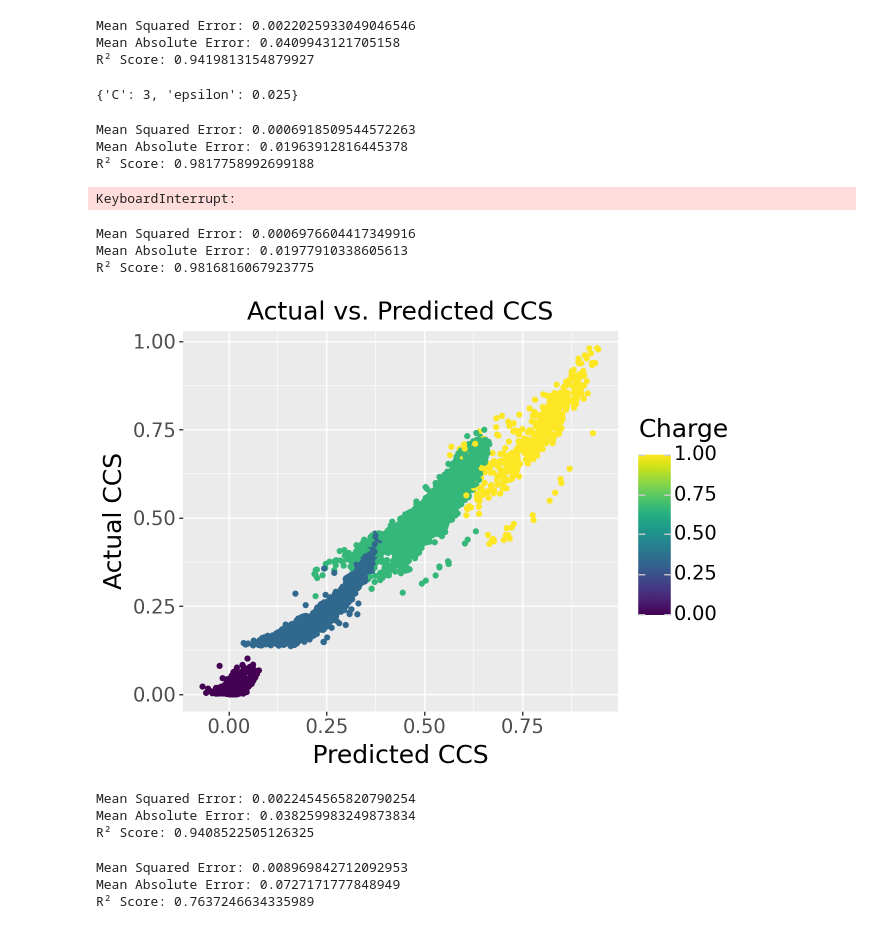
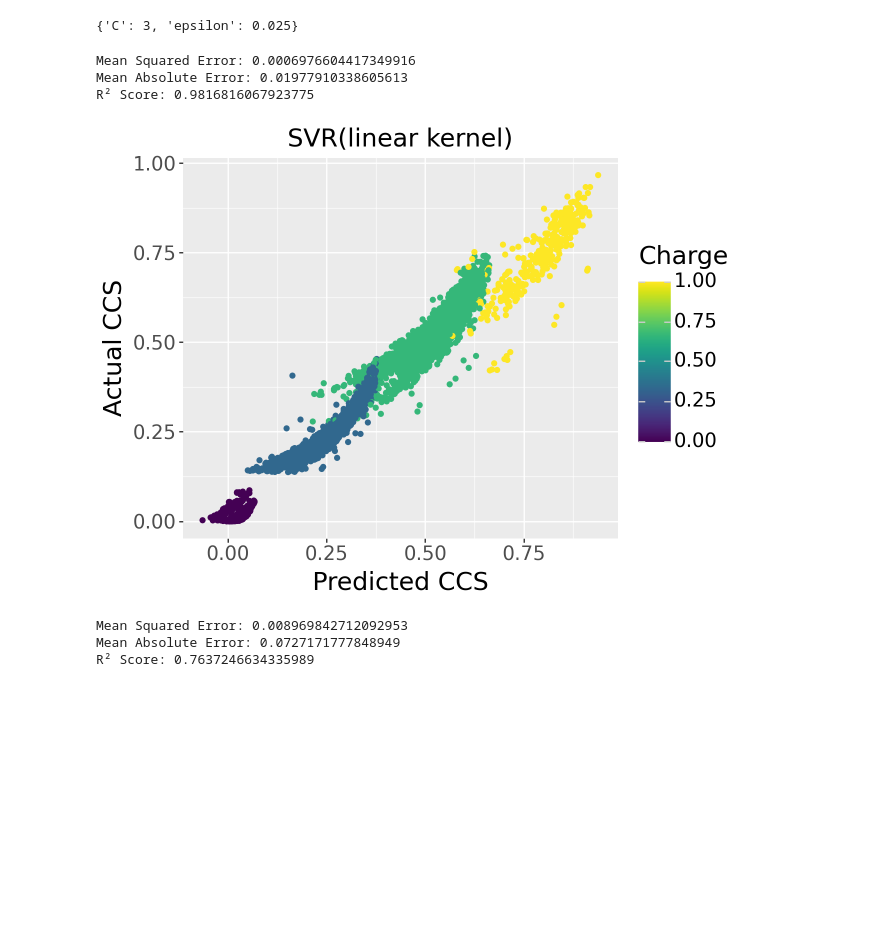
Before and after one commit to PaulSchwarze/PBL_Ion_Mobility, a Jupyter notebook: SVR.ipynb, the cells around one changed output. Drawn from its saved outputs; the diff is of its cells as text; code cells hidden in the pictures; blank space fills up the shorter version.

```diff
--- a/SVR.ipynb
+++ b/SVR.ipynb
@@ -25,7 +32,7 @@ features = ['Charge', 'Mass']
 # %%
 svr1 = SVR(kernel='linear', C=1, epsilon=0.1)
-svr1.fit(X_train, y_train.ravel())
-y_pred = svr1.predict(X_val)
+svr1.fit(X_train[features], y_train.ravel())
+y_pred = svr1.predict(X_val[features])
 mse = mean_squared_error(y_val, y_pred)
 mae = mean_absolute_error(y_val, y_pred)
 r2 = r2_score(y_val, y_pred)
@@ -95,50 +47,9 @@ R² Score: 0.9396004472412794
-# %%
-features = ['Charge', 'Mass']
-svr3 = SVR(kernel='linear', C=1, epsilon=0.1)
-svr3.fit(X_train[features], y_train.ravel())
-y_pred_3 = svr3.predict(X_val[features])
-mse_3 = mean_squared_error(y_val, y_pred_3)
-mae_3 = mean_absolute_error(y_val, y_pred_3)
-r2_3 = r2_score(y_val, y_pred_3)
-
-print(f"Mean Squared Error: {mse_3}")
-print(f"Mean Absolute Error: {mae_3}")
-print(f"R² Score: {r2_3}")
-# %% [output]
-Mean Squared Error: 0.0022025933049046546
-Mean Absolute Error: 0.0409943121705158
-R² Score: 0.9419813154879927
 # %%
-svr4 = SVR(kernel='linear')
+svr2 = SVR(kernel='linear')
 param_grid = {'C': [1,2,3,4,5,6],
               'epsilon': [0.025, 0.05, 0.1]}
-search = HalvingGridSearchCV(svr3, param_grid, cv=5, scoring='r2', random_state=42)
+search = HalvingGridSearchCV(svr2, param_grid, cv=5, scoring='r2', random_state=42)
 search.fit(X_train[features], y_train.ravel())
 print(search.best_params_)
 # %% [output]
 {'C': 3, 'epsilon': 0.025}
-# %%
-y_pred_4 = search.predict(X_val[features])
-mse_4 = mean_squared_error(y_val, y_pred_4)
-mae_4 = mean_absolute_error(y_val, y_pred_4)
-r2_4 = r2_score(y_val, y_pred_4)
-
-print(f"Mean Squared Error: {mse_4}")
-print(f"Mean Absolute Error: {mae_4}")
-print(f"R² Score: {r2_4}")
-# %% [output]
-Mean Squared Error: 0.0006918509544572263
-Mean Absolute Error: 0.01963912816445378
-R² Score: 0.9817758992699188
-# %%
-svr5 = SVR()
-param_dist = {
-    'kernel': ['linear'],
-    'C': list(range(1,5)),
-    'epsilon': np.arange(0.025, 0.125, 0.025)
-}
-search2 = RandomizedSearchCV(svr5, param_dist, cv=5, scoring='r2', random_state=42)
-search2.fit(X_train[features], y_train.ravel())
-search2.best_params_
-# %% [output]
-KeyboardInterrupt:
@@ -169,27 +69,27 @@ R² Score: 0.9816816067923775
 # %%
 
 df= pd.DataFrame()
-df['Charge'] = X_test['Charge']
+df['Charge'] = X_val['Charge']
 df['CCS_pred'] = y_pred_fin
 df['CCS_actual'] = y_test
 plot1 = (
     ggplot(df, aes(x = "CCS_pred", y = "CCS_actual", color="Charge"))
-    +  labs(y = "Actual CCS", x = "Predicted CCS", title="Actual vs. Predicted CCS")
+    +  labs(y = "Actual CCS", x = "Predicted CCS", title="SVR(linear kernel)")
     + geom_point()
     + theme(
         plot_title=element_text(size=18),         # Schriftgröße des Titels
         axis_title_x=element_text(size=18),       # Schriftgröße der X-Achsenbeschriftung
         axis_title_y=element_text(size=18),       # Schriftgröße der Y-Achsenbeschriftung
         legend_title=element_text(size=18),
         axis_text_x=element_text(size=14),        # X-axis tick label font size
         axis_text_y=element_text(size=14), # Schriftgröße des Legendentitels
         legend_text=element_text(size=14)         # Schriftgröße des Legendentextes
     )
 )
-plot1.save(filename='C:/Users/samue/OneDrive/Desktop/Ion mobility/SVR_linear.png', dpi=300)
+plot1.save(filename='SVR_linear.png', dpi=300)
 plot1.show()
 # %% [output]
-[figure, old version]
+[figure, new version]
 # %%
 rbf = SVR(kernel='rbf', gamma='auto', C=1, epsilon=0.1)
 rbf.fit(X_train, y_train.ravel())
@@ -200,11 +105,3 @@ r2_rb = r2_score(y_val, y_pred_rbf)
-# %%
-print(f"Mean Squared Error: {mse_rb}")
-print(f"Mean Absolute Error: {mae_rb}")
-print(f"R² Score: {r2_rb}")
-# %% [output]
-Mean Squared Error: 0.0022454565820790254
-Mean Absolute Error: 0.038259983249873834
-R² Score: 0.9408522505126325
 # %%
 pol = SVR(kernel='poly', degree=4, gamma='auto', C=3, epsilon=0.05)
 pol.fit(X_train[features], y_train.ravel())
```
Also changed, not shown: parts of 11 cells of this notebook, 1 other file.
